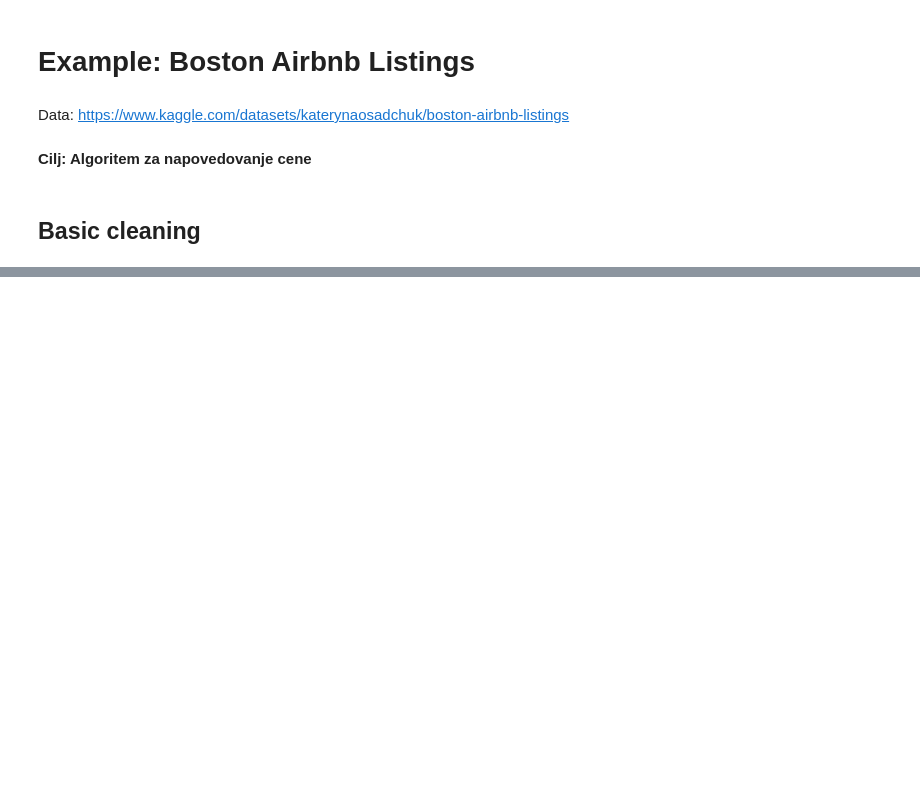
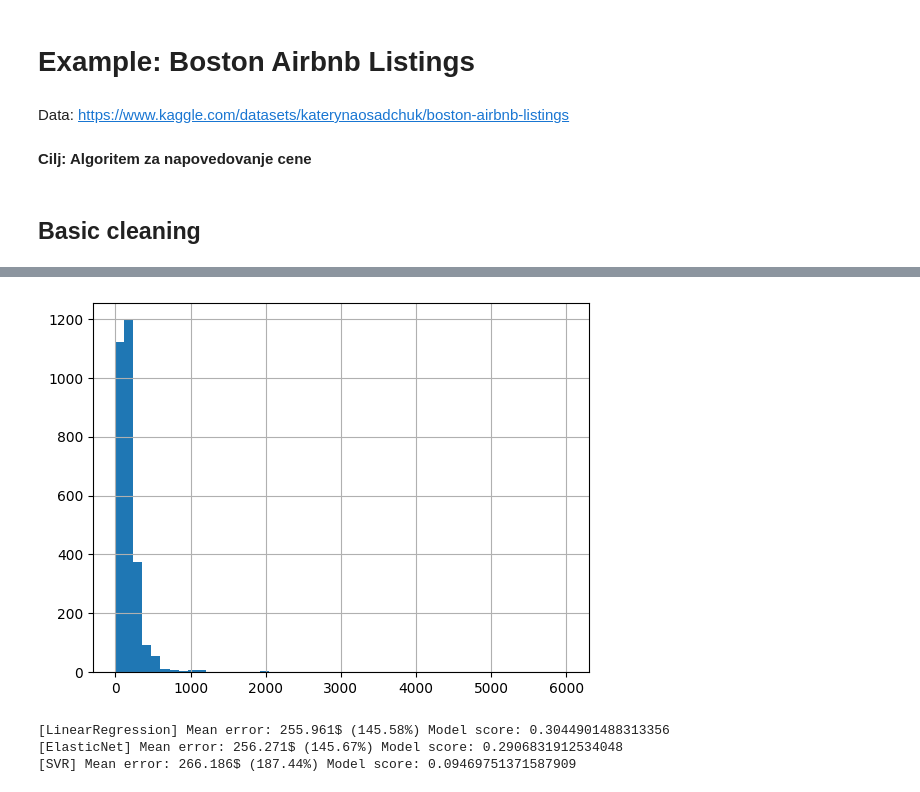
Before and after one commit to icta-tecaji/python-machine-learning-public, a Jupyter notebook: 03_Feature_Engineering/10_General_example.ipynb, the cells around one changed output, grey strips where cells are left out. Cells and saved outputs as stored; diff of their text form; code cells hidden in the pictures; blank space fills up the shorter version.

```diff
--- a/03_Feature_Engineering/10_General_example.ipynb
+++ b/03_Feature_Engineering/10_General_example.ipynb
@@ -35,0 +86,5 @@ airbnb_boston.head()
+# %%
+print(f"[BEFORE] Number of samples: {airbnb_boston.shape}")
+airbnb_boston_numeric = airbnb_boston.select_dtypes(include='number')
+airbnb_boston_numeric.dropna(axis = 0, how ='any', inplace=True)
+print(f"[AFTER] Number of samples: {airbnb_boston_numeric.shape}")
@@ -35,0 +126,20 @@ airbnb_boston.head()
+# %%
+airbnb_boston_numeric["price_usd"].hist(bins=50)
+plt.show()
+# %% [output]
+[figure, added]
+# %%
+from sklearn.linear_model import LinearRegression, ElasticNet
+from sklearn import svm
+
+linear_model = LinearRegression()
+elastic_model = ElasticNet()
+svr_model = svm.SVR()
+
+run_regression_model(airbnb_boston_numeric, linear_model)
+run_regression_model(airbnb_boston_numeric, elastic_model)
+run_regression_model(airbnb_boston_numeric, svr_model)
+# %% [output]
+[LinearRegression] Mean error: 255.961$ (145.58%) Model score: 0.3044901488313356
+[ElasticNet] Mean error: 256.271$ (145.67%) Model score: 0.2906831912534048
+[SVR] Mean error: 266.186$ (187.44%) Model score: 0.09469751371587909
```
Also changed, not shown: parts of 8 cells of this notebook, 2 other files.
